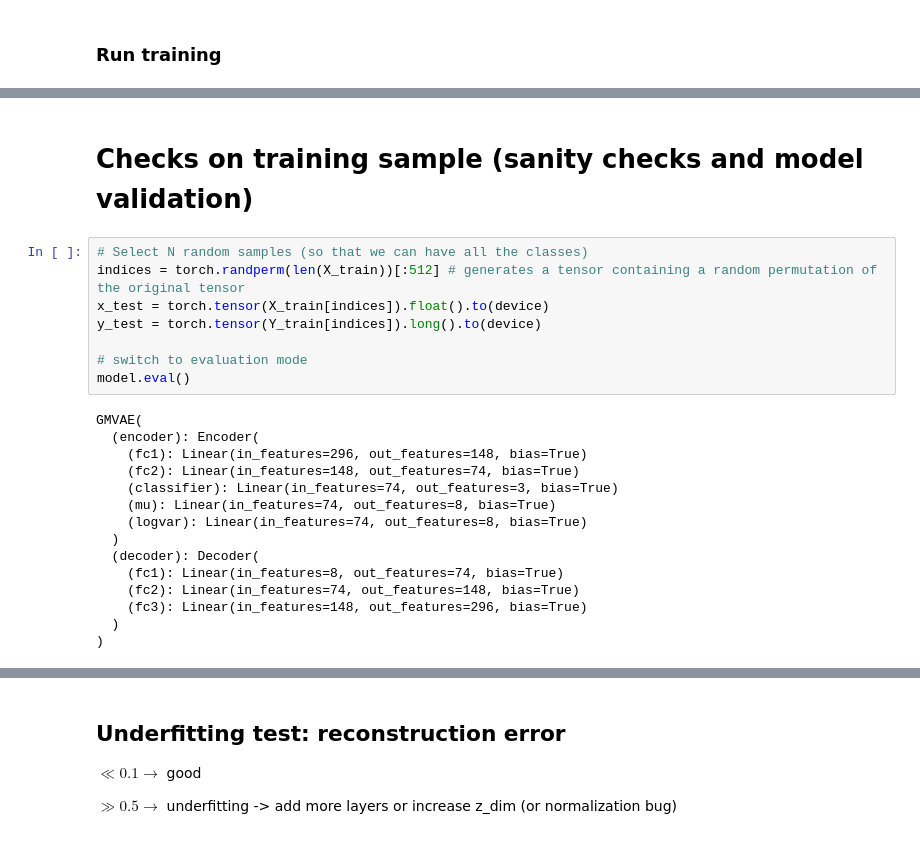
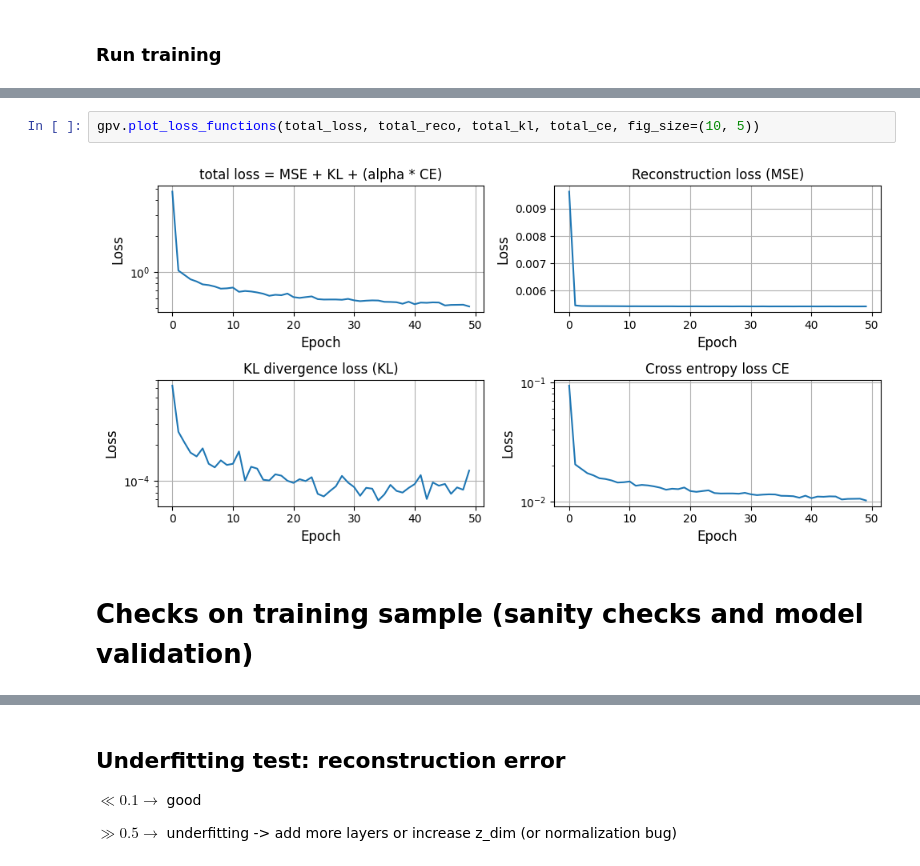
Before and after one commit to eberthol/PSD_GMVA_paper, a Jupyter notebook: GMVAE/Minimal_GMVAE.ipynb, the cells around one changed output, grey strips where cells are left out. Cells and saved outputs as stored; diff of their text form.

```diff
--- a/GMVAE/Minimal_GMVAE.ipynb
+++ b/GMVAE/Minimal_GMVAE.ipynb
@@ -193,25 +131,6 @@ plt.show()
+# %%
+gpv.plot_loss_functions(total_loss, total_reco, total_kl, total_ce, fig_size=(10, 5))
+# %% [output]
+[figure, added]
 # %% [markdown]
 # Checks on training sample (sanity checks and model validation)
-# %%
-# Select N random samples (so that we can have all the classes)
-indices = torch.randperm(len(X_train))[:512] # generates a tensor containing a random permutation of the original tensor
-x_test = torch.tensor(X_train[indices]).float().to(device)
-y_test = torch.tensor(Y_train[indices]).long().to(device)
-
-# switch to evaluation mode
-model.eval()
-# %% [output]
-GMVAE(
-  (encoder): Encoder(
-    (fc1): Linear(in_features=296, out_features=148, bias=True)
-    (fc2): Linear(in_features=148, out_features=74, bias=True)
-    (classifier): Linear(in_features=74, out_features=3, bias=True)
-    (mu): Linear(in_features=74, out_features=8, bias=True)
-    (logvar): Linear(in_features=74, out_features=8, bias=True)
-  )
-  (decoder): Decoder(
-    (fc1): Linear(in_features=8, out_features=74, bias=True)
-    (fc2): Linear(in_features=74, out_features=148, bias=True)
-    (fc3): Linear(in_features=148, out_features=296, bias=True)
-  )
-)
```
Also changed, not shown: parts of 30 cells of this notebook, 2 other files.
